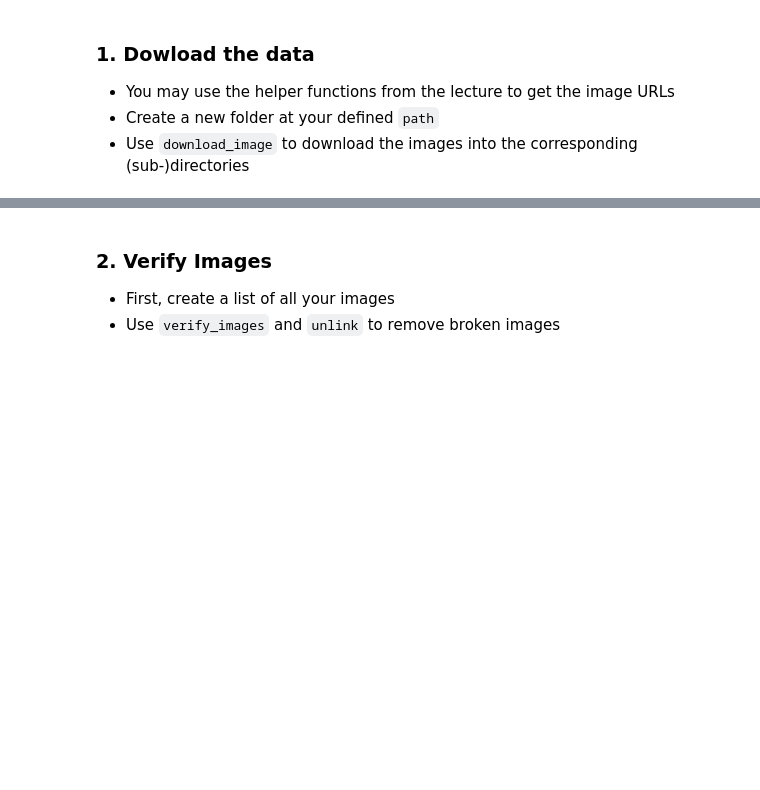
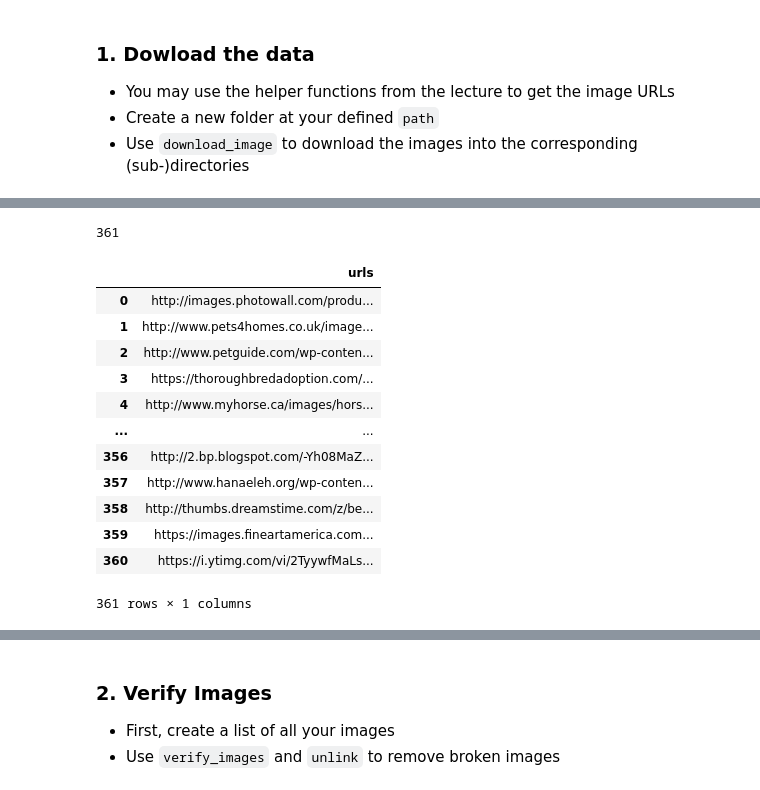
Before and after one commit to pds2021/a5-TJopp, a Jupyter notebook: Assignment_5.ipynb, the cells around one changed output, grey strips where cells are left out. Saved outputs shown, nothing was run; the diff lists cells and outputs as text; code cells hidden in the pictures; blank space fills up the shorter version.

```diff
--- a/Assignment_5.ipynb
+++ b/Assignment_5.ipynb
@@ -63,0 +88,33 @@ Here, you can follow the steps from the lecture or look into the following resso
+# %%
+import requests
+import re
+import json
+from fastcore.foundation import L
+
+def search_images_ddg(key,max_n=400):
+    """Search for 'key' with DuckDuckGo and return a unique urls of 'max_n' images
+    (Adopted from https://github.com/deepanprabhu/duckduckgo-images-api and
+    https://github.com/fastai/fastbook/blob/master/utils.py)
+    """
+    url        = 'https://duckduckgo.com/'
+    params     = {'q':key}
+    res        = requests.post(url,data=params)
+    searchObj  = re.search(r'vqd=([\d-]+)\&',res.text)
+    if not searchObj: print('Token Parsing Failed !'); return
+    requestUrl = url + 'i.js'
+    headers    = {'User-Agent': 'Mozilla/5.0 (X11; Ubuntu; Linux x86_64; rv:71.0) Gecko/20100101 Firefox/71.0',
+                 'referer': 'https://duckduckgo.com/'}
+    params     = (('l','us-en'),('o','json'),('q',key),('vqd',searchObj.group(1)),('f',',,,'),('p','1'),('v7exp','a'))
+    urls       = []
+    while True:
+        try:
+            res  = requests.get(requestUrl,headers=headers,params=params)
+            data = json.loads(res.text)
+            for obj in data['results']:
+                urls.append(obj['image'])
+                max_n = max_n - 1
+                if max_n < 1: return L(set(urls))     # dedupe
+            if 'next' not in data: return L(set(urls))
+            requestUrl = url + data['next']
+        except:
+            pass
@@ -63,0 +123,23 @@ Here, you can follow the steps from the lecture or look into the following resso
+# %%
+#löschen
+ims = search_images_ddg('thoroughbred')
+len(ims)
+# %% [output]
+361
+# %%
+#löschen
+pd.DataFrame({'urls':ims})
+# %% [output]
+|  | urls |
+| 0 | http://images.photowall.com/produ... |
+| 1 | http://www.pets4homes.co.uk/image... |
+| 2 | http://www.petguide.com/wp-conten... |
+| 3 | https://thoroughbredadoption.com/... |
+| 4 | http://www.myhorse.ca/images/hors... |
+| ... | ... |
+| 356 | http://2.bp.blogspot.com/-Yh08MaZ... |
+| 357 | http://www.hanaeleh.org/wp-conten... |
+| 358 | http://thumbs.dreamstime.com/z/be... |
+| 359 | https://images.fineartamerica.com... |
+| 360 | https://i.ytimg.com/vi/2TyywfMaLs... |
+361 rows × 1 columns
```
Also changed, not shown: parts of 19 cells of this notebook.
